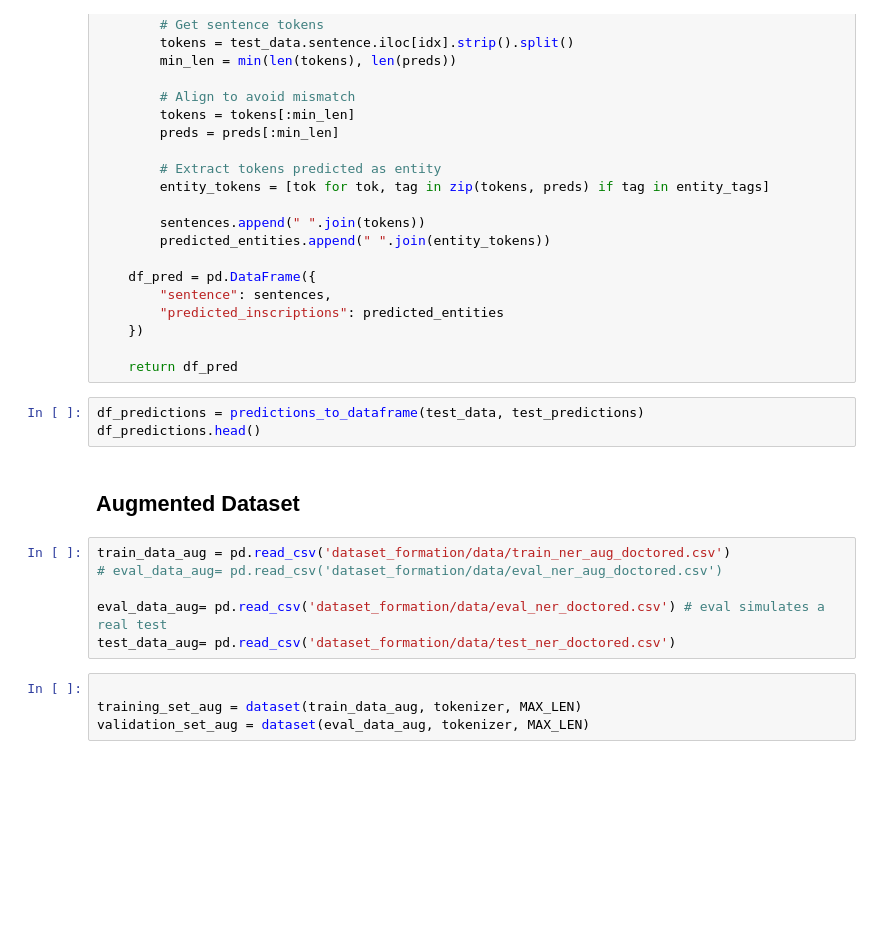
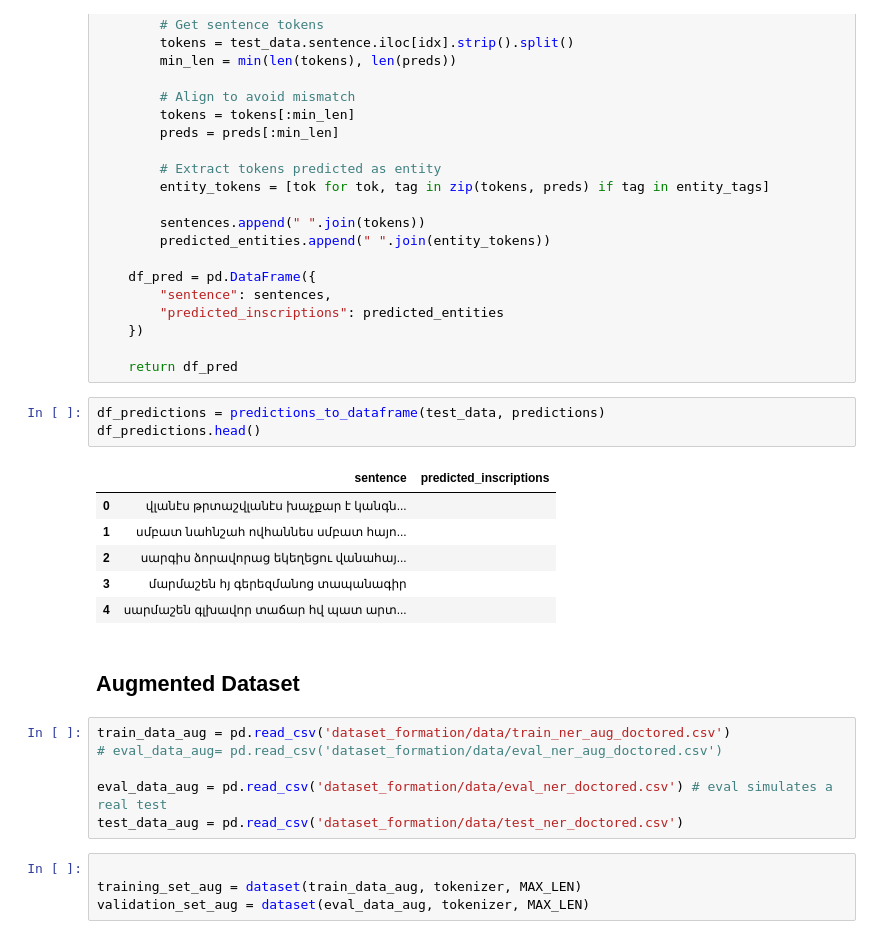
Before and after one commit to dhlab-epfl/dhlab-epigraphy-studies, a Jupyter notebook: Baseline (1).ipynb, the cells around one changed output. Drawn from its saved outputs; the diff is of its cells as text; blank space fills up the shorter version.

Commit message:
data regenerateed

```diff
--- a/Baseline (1).ipynb
+++ b/Baseline (1).ipynb
@@ -856,16 +856,23 @@ def predictions_to_dataframe(test_data, predictions, entity_tags=("B-INSC", "I-I
 
     return df_pred
 # %%
-df_predictions = predictions_to_dataframe(test_data, test_predictions)
+df_predictions = predictions_to_dataframe(test_data, predictions)
 df_predictions.head()
+# %% [output]
+|  | sentence | predicted_inscriptions |
+| 0 | վլանէս թրտաշվլանէս խաչքար է կանգն... |  |
+| 1 | սմբատ նահնշահ ովհաննես սմբատ հայո... |  |
+| 2 | սարգիս ձորավորաց եկեղեցու վանահայ... |  |
+| 3 | մարմաշեն հյ գերեզմանոց տապանագիր |  |
+| 4 | սարմաշեն գլխավոր տաճար հվ պատ արտ... |  |
 # %% [markdown]
 ## Augmented Dataset
 # %%
 train_data_aug = pd.read_csv('dataset_formation/data/train_ner_aug_doctored.csv')
 # eval_data_aug= pd.read_csv('dataset_formation/data/eval_ner_aug_doctored.csv')
 
-eval_data_aug= pd.read_csv('dataset_formation/data/eval_ner_doctored.csv') # eval simulates a real test
-test_data_aug= pd.read_csv('dataset_formation/data/test_ner_doctored.csv')
+eval_data_aug = pd.read_csv('dataset_formation/data/eval_ner_doctored.csv') # eval simulates a real test
+test_data_aug = pd.read_csv('dataset_formation/data/test_ner_doctored.csv')
 # %%
 
 training_set_aug = dataset(train_data_aug, tokenizer, MAX_LEN)
```
Also changed, not shown: parts of 7 cells of this notebook.
